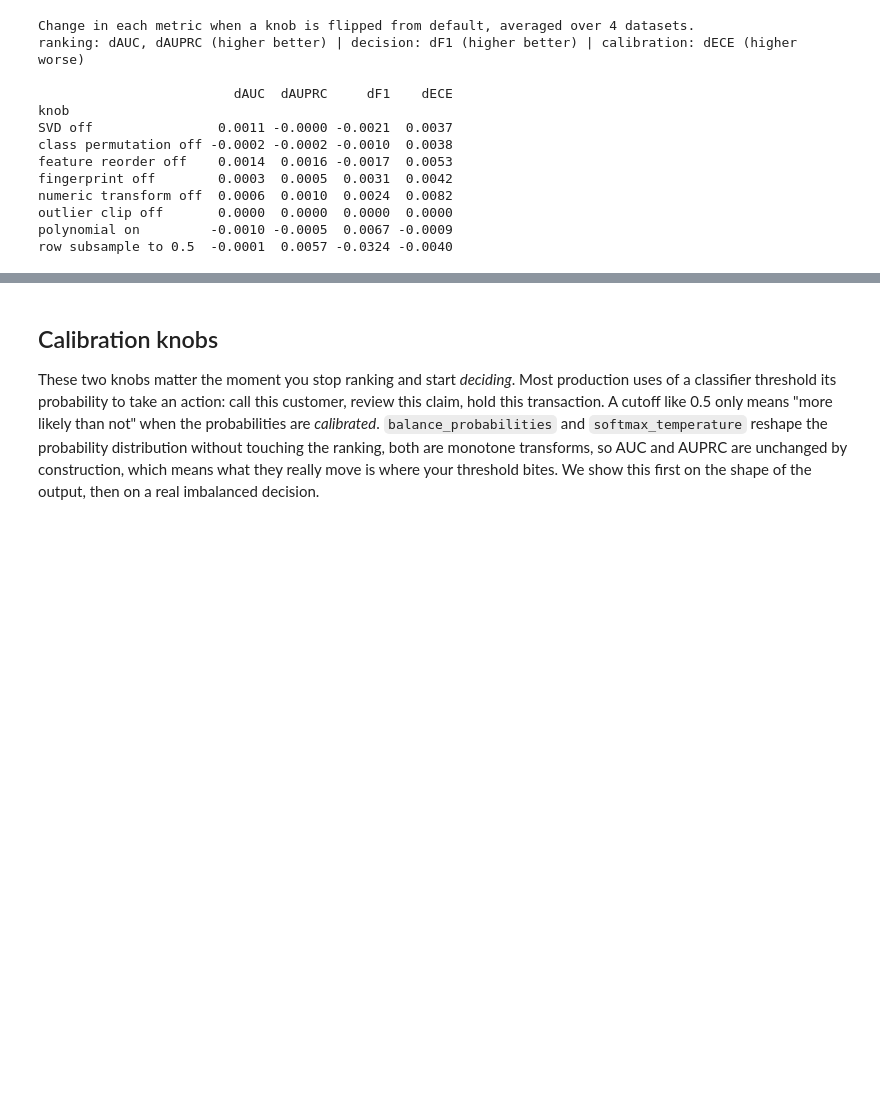
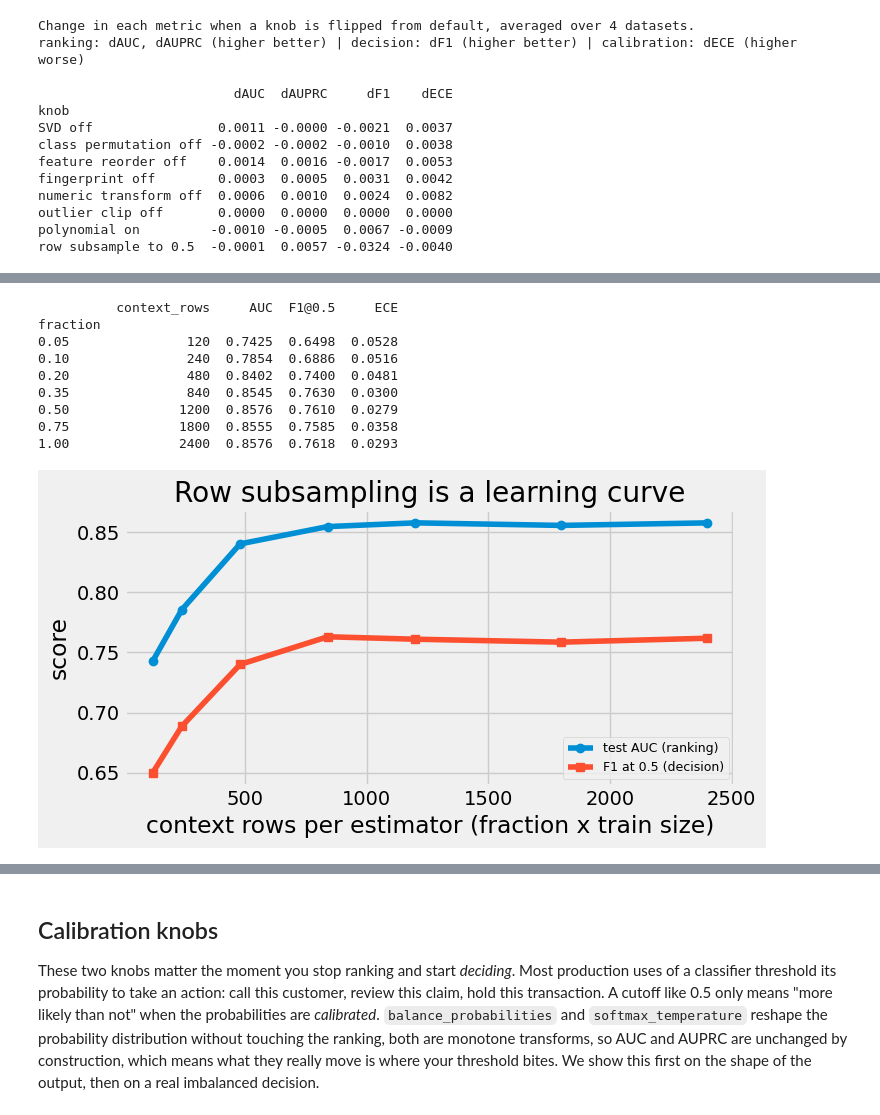
Before and after one commit to CardoAI/TabPFNPractitioner, a Jupyter notebook: notebooks/Parameters.ipynb, the cells around one changed output, grey strips where cells are left out. Saved outputs shown, nothing was run; the diff lists cells and outputs as text; code cells hidden in the pictures; blank space fills up the shorter version.

```diff
--- a/notebooks/Parameters.ipynb
+++ b/notebooks/Parameters.ipynb
@@ -563,0 +676,41 @@ exercise them: categorical encoding (no category columns) and feature subsamplin
+# %%
+# SUBSAMPLE_SAMPLES gives each estimator only a fraction of the training rows. Because TabPFN learns in
+# context, that fraction IS the training set the forward pass conditions on, so the sweep is the familiar
+# learning-curve question: how does the model improve as it is handed more rows?
+from sklearn.metrics import f1_score
+from tqdm.auto import tqdm
+
+sub_X, sub_y = make_data(n=4000, seed=0)
+sub_X_train, sub_X_test, sub_y_train, sub_y_test = train_test_split(
+    sub_X, sub_y, test_size=0.4, random_state=0, stratify=sub_y)
+
+fractions = [0.05, 0.1, 0.2, 0.35, 0.5, 0.75, 1.0]
+sub_rows = []
+for fraction in tqdm(fractions, desc="subsample"):
+    config = {} if fraction == 1.0 else {"SUBSAMPLE_SAMPLES": fraction}
+    proba = (TabPFNClassifier(random_state=0, inference_config=config)
+             .fit(sub_X_train, sub_y_train).predict_proba(sub_X_test)[:, 1])
+    sub_rows.append({"fraction": fraction, "context_rows": round(fraction * len(sub_y_train)),
+                     "AUC": roc_auc_score(sub_y_test, proba),
+                     "F1@0.5": f1_score(sub_y_test, (proba >= 0.5).astype(int)),
+                     "ECE": expected_calibration_error(sub_y_test, proba)})
+subsample_curve = pd.DataFrame(sub_rows).set_index("fraction")
+print(subsample_curve.round(4).to_string())
+
+fig, ax = plt.subplots(figsize=(7.5, 4))
+ax.plot(subsample_curve.context_rows, subsample_curve.AUC, marker="o", label="test AUC (ranking)")
+ax.plot(subsample_curve.context_rows, subsample_curve["F1@0.5"], marker="s", label="F1 at 0.5 (decision)")
+ax.set_xlabel("context rows per estimator (fraction x train size)")
+ax.set_ylabel("score"); ax.set_title("Row subsampling is a learning curve")
+ax.legend(fontsize=9); fig.tight_layout(); plt.show()
+# %% [output]
+          context_rows     AUC  F1@0.5     ECE
+fraction
+0.05               120  0.7425  0.6498  0.0528
+0.10               240  0.7854  0.6886  0.0516
+0.20               480  0.8402  0.7400  0.0481
+0.35               840  0.8545  0.7630  0.0300
+0.50              1200  0.8576  0.7610  0.0279
+0.75              1800  0.8555  0.7585  0.0358
+1.00              2400  0.8576  0.7618  0.0293
+[figure, added]
```
Also changed, not shown: parts of 19 cells of this notebook, 1 other file.
